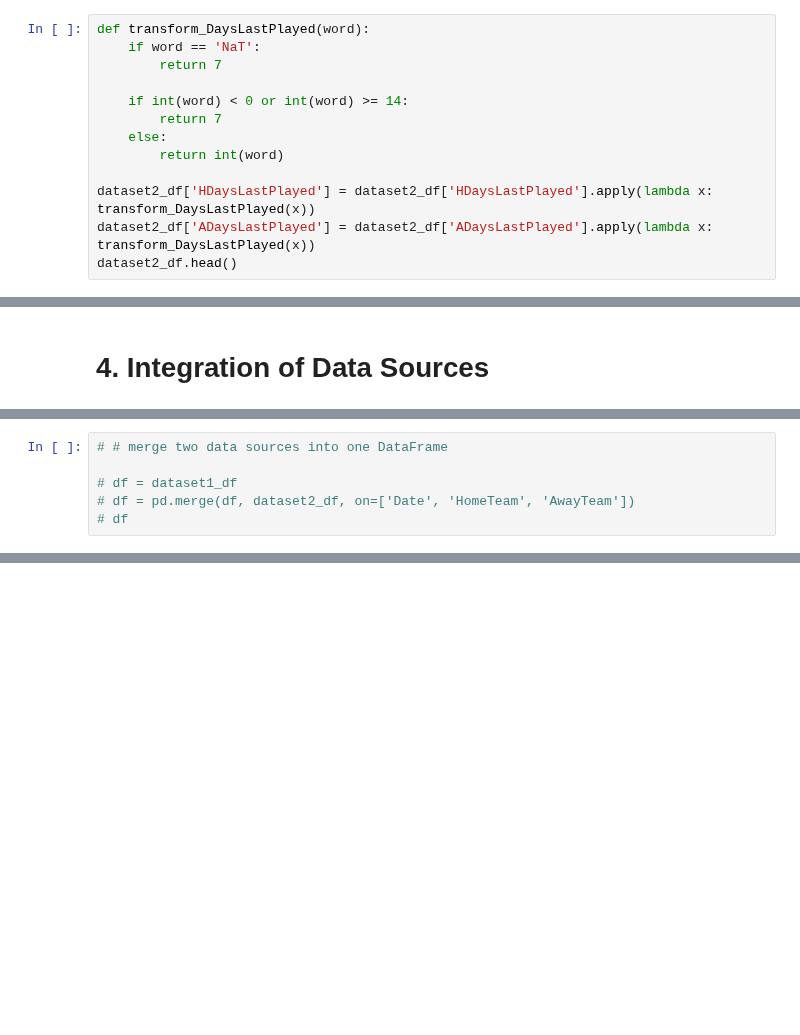
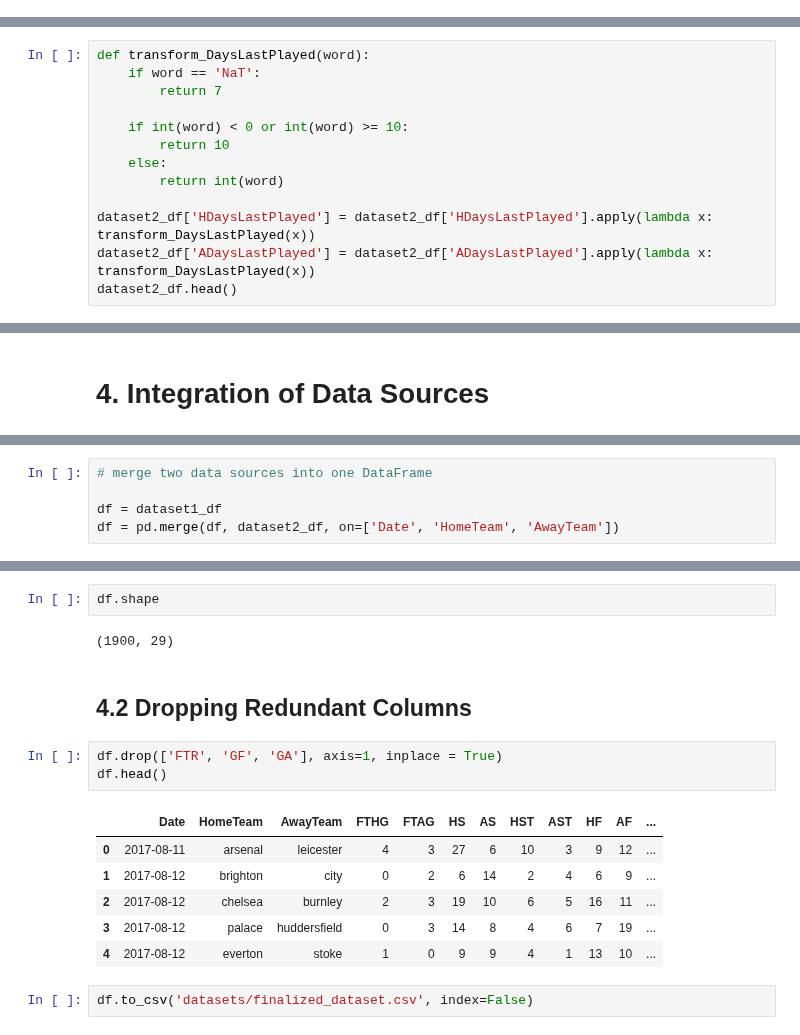
Before and after one commit to schoibs/football-match-prediction, a Jupyter notebook: 1 Data Preprocessing.ipynb, the cells around one changed output, grey strips where cells are left out. Drawn from its saved outputs; the diff is of its cells as text; blank space fills up the shorter version.

Commit message:
Integrate all datasets

```diff
--- a/1 Data Preprocessing.ipynb
+++ b/1 Data Preprocessing.ipynb
@@ -337,13 +273,0 @@ array(['-275', '14', '5', '7', '4', '13', '3', '8', '15', '6', '-280',
-# %%
-def transform_DaysLastPlayed(word):
-    if word == 'NaT':
-        return 7
-
-    if int(word) < 0 or int(word) >= 14:
-        return 7
-    else:
-        return int(word)
-
-dataset2_df['HDaysLastPlayed'] = dataset2_df['HDaysLastPlayed'].apply(lambda x: transform_DaysLastPlayed(x))
-dataset2_df['ADaysLastPlayed'] = dataset2_df['ADaysLastPlayed'].apply(lambda x: transform_DaysLastPlayed(x))
-dataset2_df.head()
@@ -356,0 +337,13 @@ dataset2_df.head()
+# %%
+def transform_DaysLastPlayed(word):
+    if word == 'NaT':
+        return 7
+
+    if int(word) < 0 or int(word) >= 10:
+        return 10
+    else:
+        return int(word)
+
+dataset2_df['HDaysLastPlayed'] = dataset2_df['HDaysLastPlayed'].apply(lambda x: transform_DaysLastPlayed(x))
+dataset2_df['ADaysLastPlayed'] = dataset2_df['ADaysLastPlayed'].apply(lambda x: transform_DaysLastPlayed(x))
+dataset2_df.head()
@@ -365,6 +363,5 @@ array([ 7, 14,  5,  4, 13,  3,  8,  6,  2,  9, 11, 10, 12], dtype=int64)
 # %%
-# # merge two data sources into one DataFrame
+# merge two data sources into one DataFrame
 
-# df = dataset1_df
-# df = pd.merge(df, dataset2_df, on=['Date', 'HomeTeam', 'AwayTeam'])
-# df
+df = dataset1_df
+df = pd.merge(df, dataset2_df, on=['Date', 'HomeTeam', 'AwayTeam'])
@@ -370,0 +377,18 @@ array([ 7, 14,  5,  4, 13,  3,  8,  6,  2,  9, 11, 10, 12], dtype=int64)
+# %%
+df.shape
+# %% [output]
+(1900, 29)
+# %% [markdown]
+## 4.2 Dropping Redundant Columns
+# %%
+df.drop(['FTR', 'GF', 'GA'], axis=1, inplace = True)
+df.head()
+# %% [output]
+|  | Date | HomeTeam | AwayTeam | FTHG | FTAG | HS | AS | HST | AST | HF | AF | ... |
+| 0 | 2017-08-11 | arsenal | leicester | 4 | 3 | 27 | 6 | 10 | 3 | 9 | 12 | ... |
+| 1 | 2017-08-12 | brighton | city | 0 | 2 | 6 | 14 | 2 | 4 | 6 | 9 | ... |
+| 2 | 2017-08-12 | chelsea | burnley | 2 | 3 | 19 | 10 | 6 | 5 | 16 | 11 | ... |
+| 3 | 2017-08-12 | palace | huddersfield | 0 | 3 | 14 | 8 | 4 | 6 | 7 | 19 | ... |
+| 4 | 2017-08-12 | everton | stoke | 1 | 0 | 9 | 9 | 4 | 1 | 13 | 10 | ... |
+# %%
+df.to_csv('datasets/finalized_dataset.csv', index=False)
```
Also changed, not shown: parts of 39 cells of this notebook, 1 other file.
